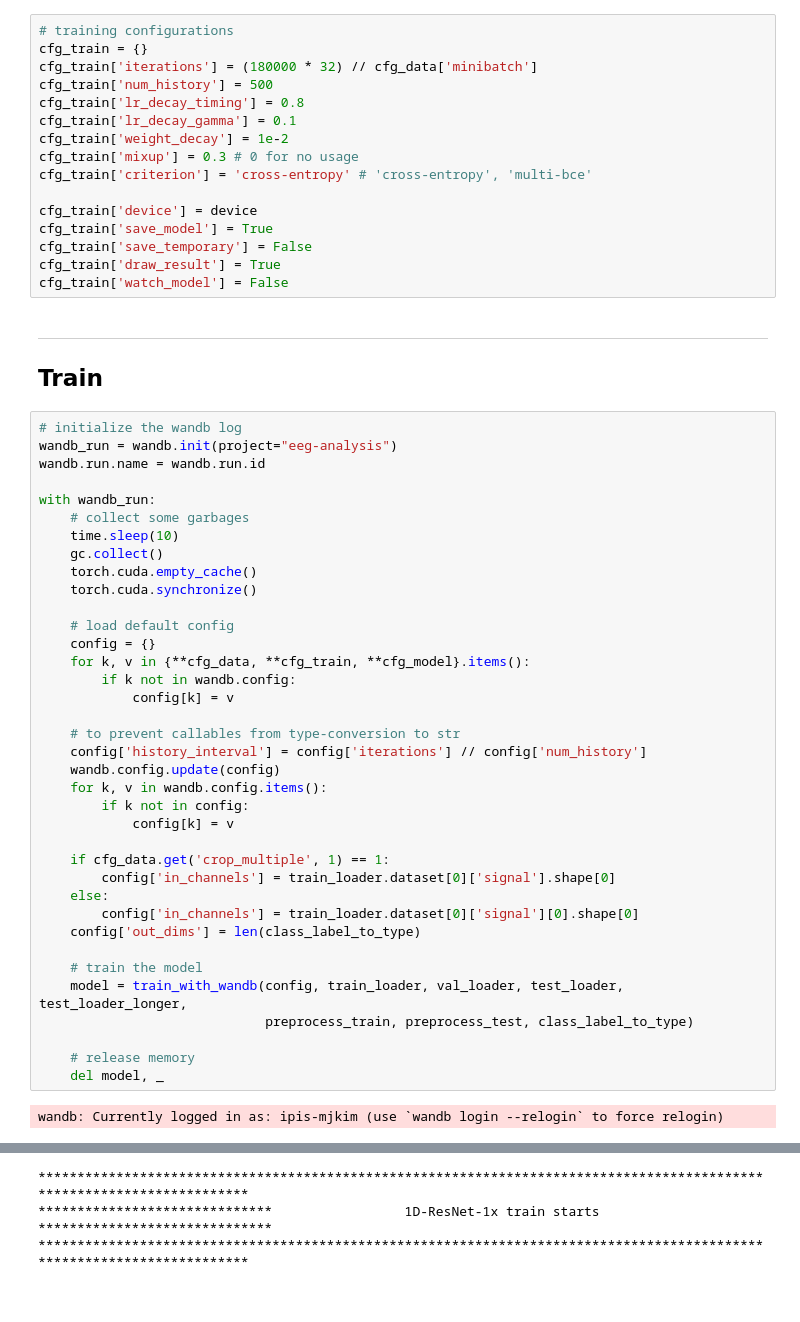
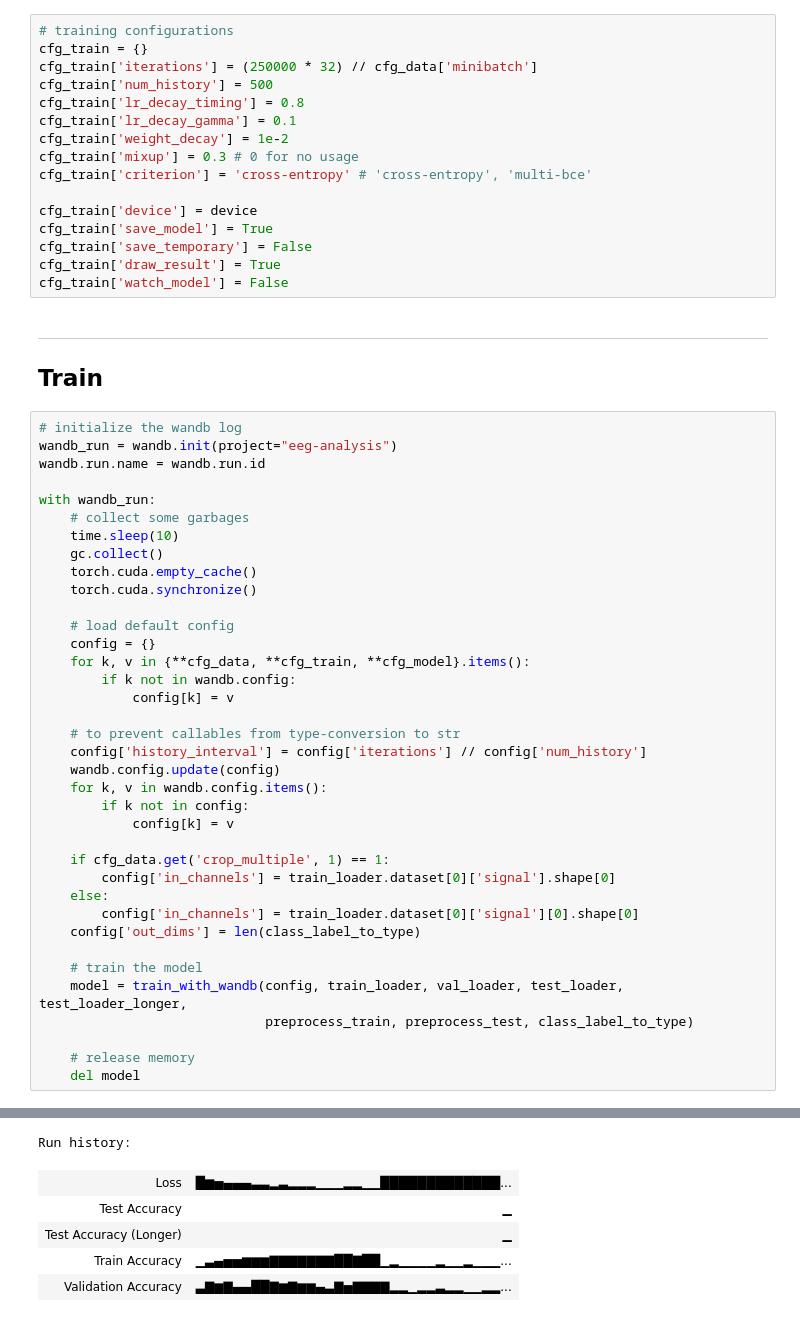
Before and after one commit to nightchell2020/CG-MEA, a Jupyter notebook: 05_Train.ipynb, the cells around one changed output, grey strips where cells are left out. Cells and saved outputs as stored; diff of their text form.

```diff
--- a/05_Train.ipynb
+++ b/05_Train.ipynb
@@ -548,7 +530,7 @@ pprint.pp(cfg_model, width=150)
 # %%
 # training configurations
 cfg_train = {}
-cfg_train['iterations'] = (180000 * 32) // cfg_data['minibatch']
+cfg_train['iterations'] = (250000 * 32) // cfg_data['minibatch']
 cfg_train['num_history'] = 500
 cfg_train['lr_decay_timing'] = 0.8
 cfg_train['lr_decay_gamma'] = 0.1
@@ -601,7 +583,6 @@ with wandb_run:
                              preprocess_train, preprocess_test, class_label_to_type)
 
     # release memory
-    del model, _
+    del model
 # %% [output]
-wandb: Currently logged in as: ipis-mjkim (use `wandb login --relogin` to force relogin)
 Tracking run with wandb version 0.12.11
@@ -610,3 +595,6 @@ Syncing run glowing-dew-124 to Weights & Biases (docs)
-************************************************************************************************************************
-******************************                 1D-ResNet-1x train starts                  ******************************
-************************************************************************************************************************
+Run history:
+| Loss | █▆▅▄▄▄▃▃▂▃▂▂▂▁▁▁▂▂▁▁█████████████... |
+| Test Accuracy | ▁ |
+| Test Accuracy (Longer) | ▁ |
+| Train Accuracy | ▁▃▄▅▅▆▆▆▇▇▇▇▇▇▇██▇██▁▂▁▁▁▁▂▁▁▂▁▁▁... |
+| Validation Accuracy | ▃▇▆▇▄▄██▇▆▇▆▆▄▃▇▅▇▇▇▇▂▂▁▂▂▃▂▂▁▁▂▂... |
```
Also changed, not shown: parts of 6 cells of this notebook, 2 other files.
